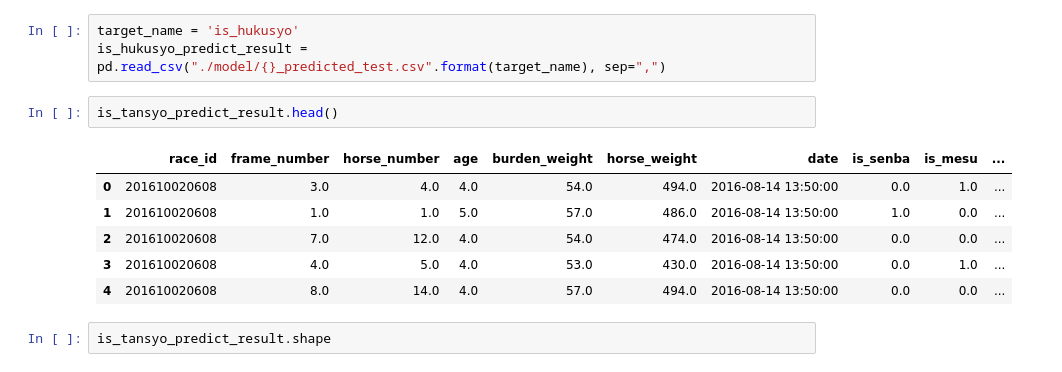
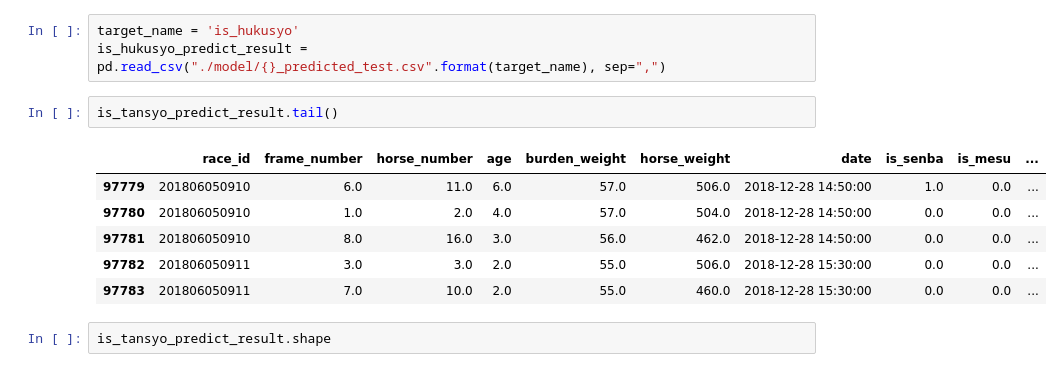
Before and after one commit to unonao/race-predict, a Jupyter notebook: evaluate_prediction.ipynb, the cells around one changed output. Saved outputs shown, nothing was run; the diff lists cells and outputs as text.

Commit message:
make predict

```diff
--- a/evaluate_prediction.ipynb
+++ b/evaluate_prediction.ipynb
@@ -10,14 +10,14 @@ is_tansyo_predict_result = pd.read_csv("./model/{}_predicted_test.csv".format(ta
 target_name = 'is_hukusyo'
 is_hukusyo_predict_result = pd.read_csv("./model/{}_predicted_test.csv".format(target_name), sep=",")
 # %%
-is_tansyo_predict_result.head()
+is_tansyo_predict_result.tail()
 # %% [output]
 |  | race_id | frame_number | horse_number | age | burden_weight | horse_weight | date | is_senba | is_mesu | ... |
-| 0 | 201610020608 | 3.0 | 4.0 | 4.0 | 54.0 | 494.0 | 2016-08-14 13:50:00 | 0.0 | 1.0 | ... |
-| 1 | 201610020608 | 1.0 | 1.0 | 5.0 | 57.0 | 486.0 | 2016-08-14 13:50:00 | 1.0 | 0.0 | ... |
-| 2 | 201610020608 | 7.0 | 12.0 | 4.0 | 54.0 | 474.0 | 2016-08-14 13:50:00 | 0.0 | 0.0 | ... |
-| 3 | 201610020608 | 4.0 | 5.0 | 4.0 | 53.0 | 430.0 | 2016-08-14 13:50:00 | 0.0 | 1.0 | ... |
-| 4 | 201610020608 | 8.0 | 14.0 | 4.0 | 57.0 | 494.0 | 2016-08-14 13:50:00 | 0.0 | 0.0 | ... |
+| 97779 | 201806050910 | 6.0 | 11.0 | 6.0 | 57.0 | 506.0 | 2018-12-28 14:50:00 | 1.0 | 0.0 | ... |
+| 97780 | 201806050910 | 1.0 | 2.0 | 4.0 | 57.0 | 504.0 | 2018-12-28 14:50:00 | 0.0 | 0.0 | ... |
+| 97781 | 201806050910 | 8.0 | 16.0 | 3.0 | 56.0 | 462.0 | 2018-12-28 14:50:00 | 0.0 | 0.0 | ... |
+| 97782 | 201806050911 | 3.0 | 3.0 | 2.0 | 55.0 | 506.0 | 2018-12-28 15:30:00 | 0.0 | 0.0 | ... |
+| 97783 | 201806050911 | 7.0 | 10.0 | 2.0 | 55.0 | 460.0 | 2018-12-28 15:30:00 | 0.0 | 0.0 | ... |
 # %%
 is_tansyo_predict_result.shape
 # %% [output]
```
Also changed, not shown: parts of 3 cells of this notebook.
